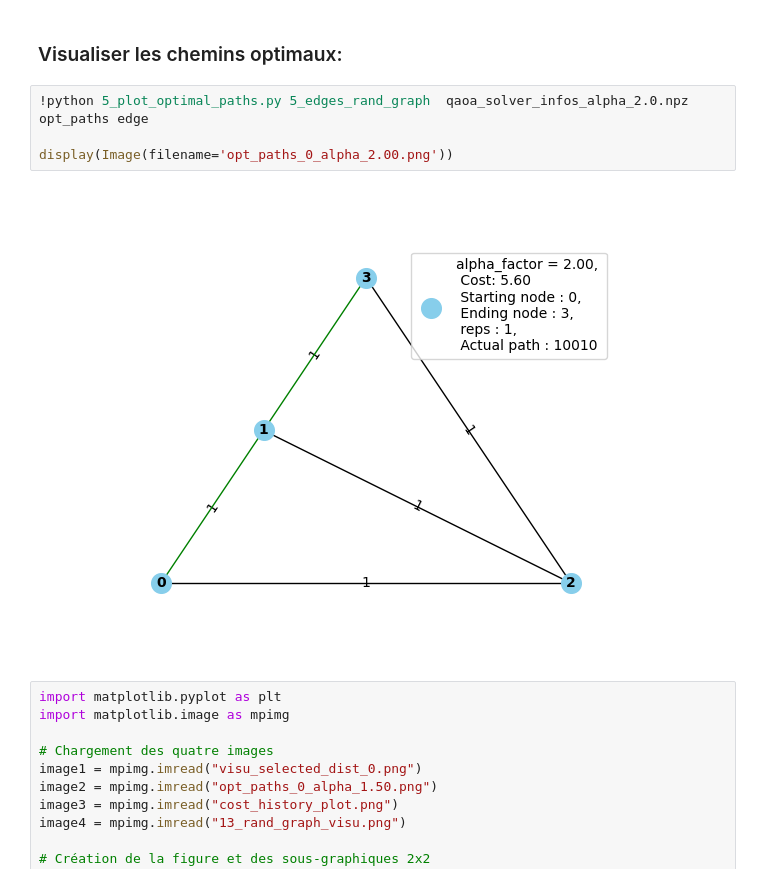
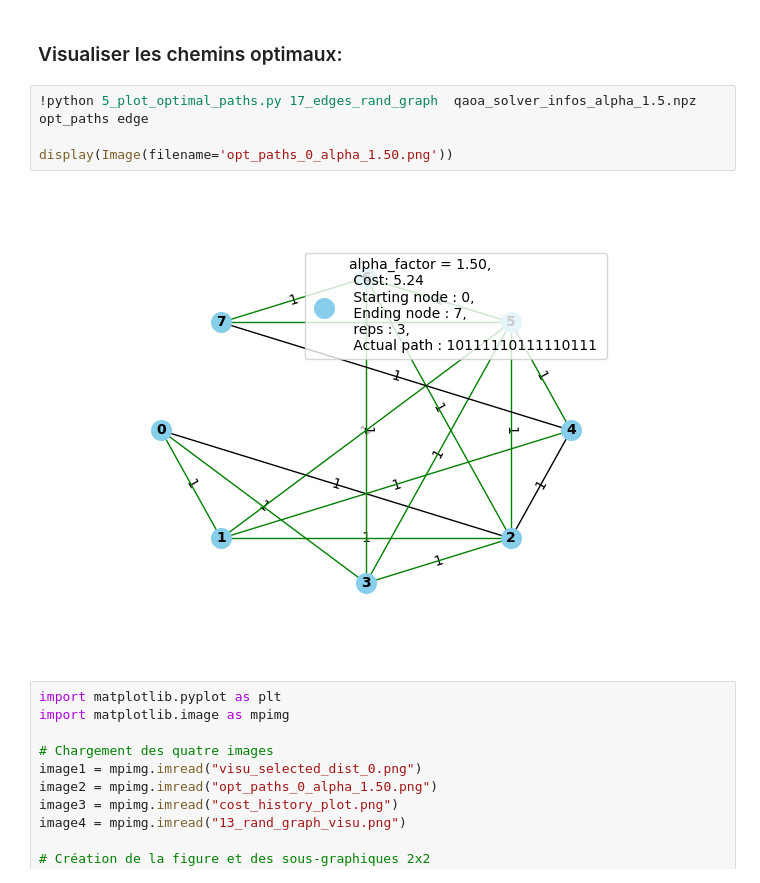
Before and after one commit to scilus/quactography, a Jupyter notebook: scripts/demo.ipynb, the cells around one changed output. Saved outputs shown, nothing was run; the diff lists cells and outputs as text.

```diff
--- a/scripts/demo.ipynb
+++ b/scripts/demo.ipynb
@@ -103,11 +88,11 @@ display(Image(filename='visu_selected_dist_0.png'))
 # %% [markdown]
 ### Visualiser les chemins optimaux:
 # %%
-!python 5_plot_optimal_paths.py 5_edges_rand_graph  qaoa_solver_infos_alpha_2.0.npz opt_paths edge
+!python 5_plot_optimal_paths.py 17_edges_rand_graph  qaoa_solver_infos_alpha_1.5.npz opt_paths edge
 
-display(Image(filename='opt_paths_0_alpha_2.00.png'))
+display(Image(filename='opt_paths_0_alpha_1.50.png'))
 # %% [output]
-[figure, old version]
+[figure, new version]
 # %%
 import matplotlib.pyplot as plt
 import matplotlib.image as mpimg
```
Also changed, not shown: parts of 4 cells of this notebook, 6 other files.
